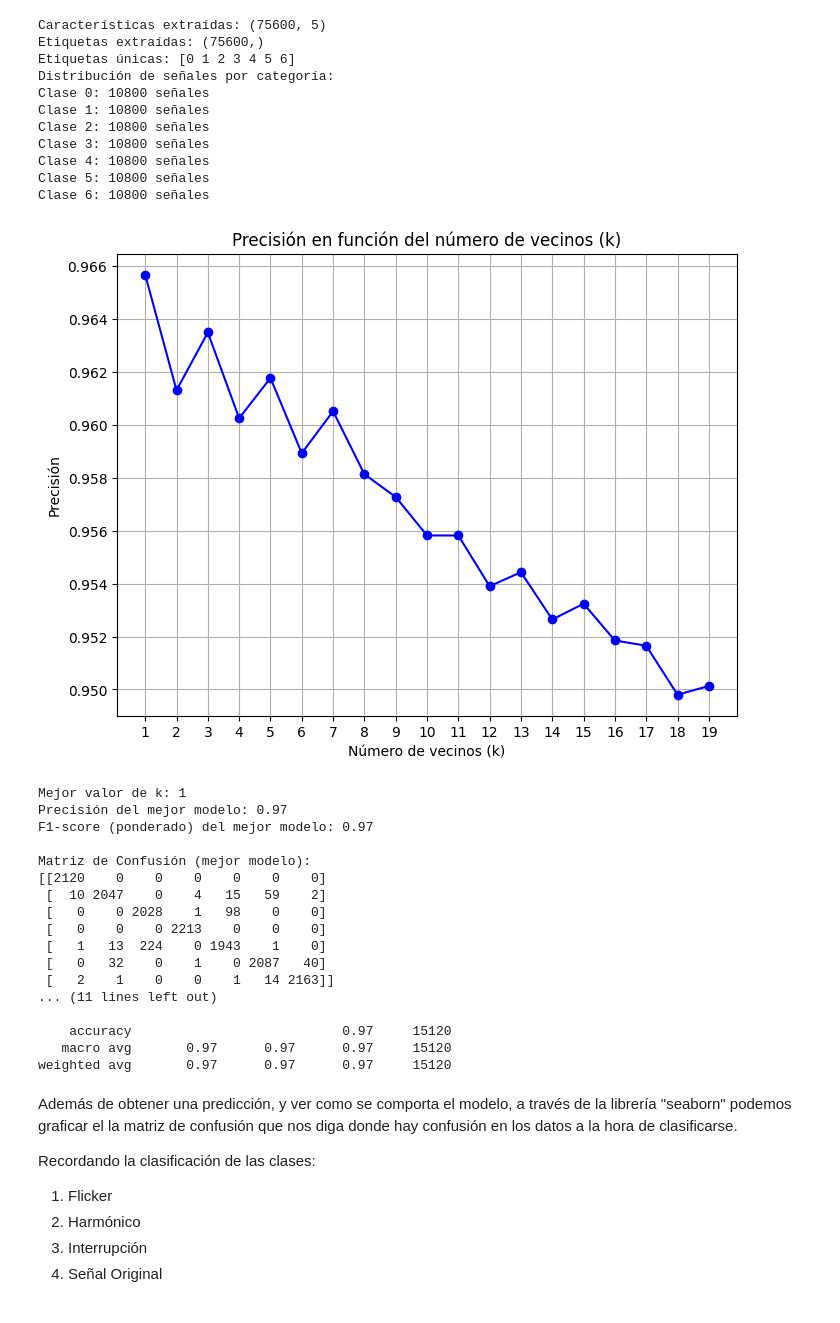
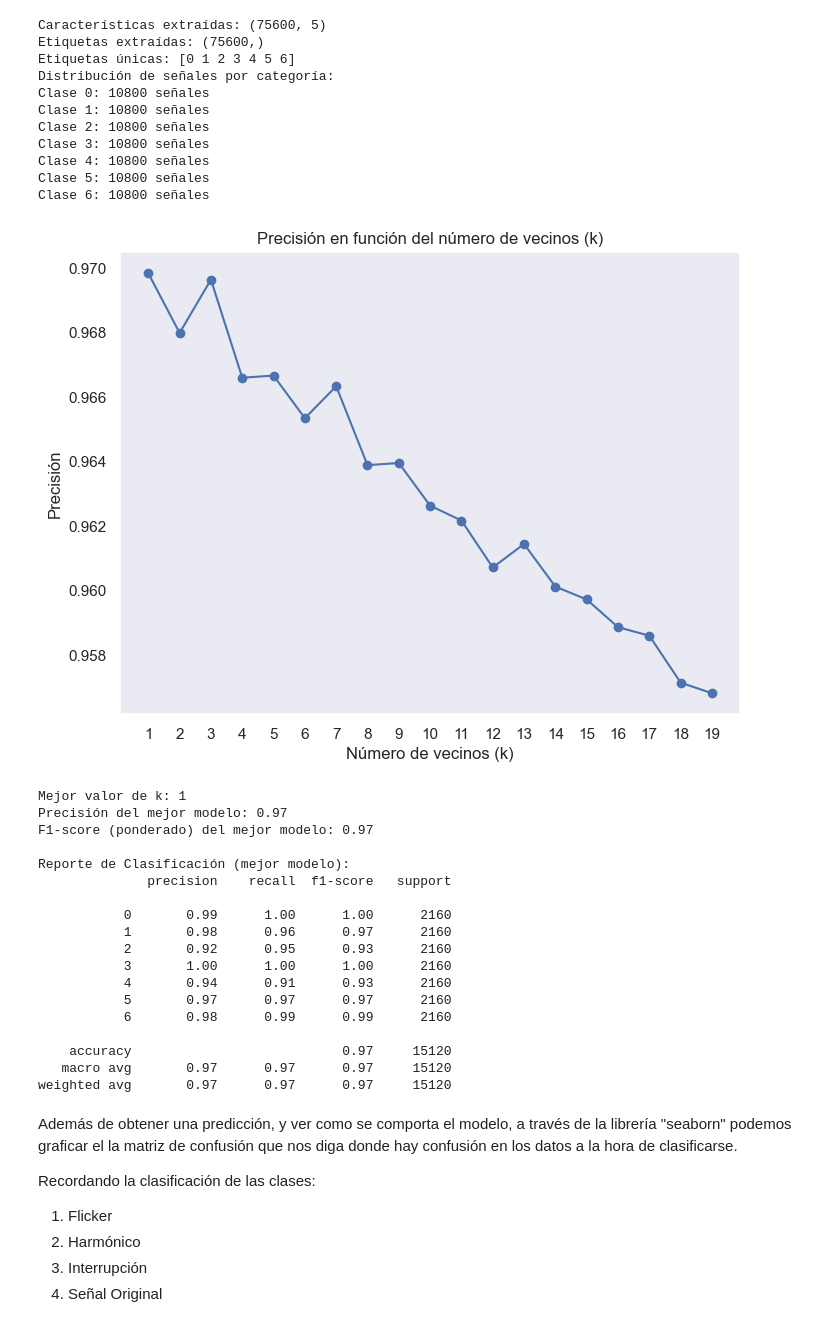
Before and after one commit to SAguadoG/TesisSergioAguado, a Jupyter notebook: KNN_Class_Script.ipynb, the cells around one changed output. Saved outputs shown, nothing was run; the diff lists cells and outputs as text; code cells hidden in the pictures.

```diff
--- a/KNN_Class_Script.ipynb
+++ b/KNN_Class_Script.ipynb
@@ -112,7 +112,9 @@ Clase 5: 10800 señales
 Clase 6: 10800 señales
 # %%
 # Dividir los datos en conjunto de entrenamiento y prueba
-X_train, X_test, y_train, y_test = train_test_split(features, labels, test_size=0.2, random_state=0)
+# Random estate 42 es lo que he encontrado en varios articulos y ejemplos, realmente es poner un número aleatorio.
+# Importante poner "stratify=labels", si no, puede haber problemas de separación de datos, no se cargan los datos de manera equitatva.
+X_train, X_test, y_train, y_test = train_test_split(features, labels, test_size=0.2, random_state=0, stratify=labels)
 
 # Normalizar las características
 scaler = StandardScaler()
@@ -135,53 +137,48 @@ for k in k_values:
     accuracies.append(acc)
 
     # Guardar el mejor modelo
     if acc > best_accuracy:
         best_accuracy = acc
         best_k = k
         best_model = knn
         best_y_pred = y_pred
 
 # Graficar precisión en función de k
 plt.figure(figsize=(8, 6))
 plt.plot(k_values, accuracies, marker='o', linestyle='-', color='b')
 plt.title('Precisión en función del número de vecinos (k)')
 plt.xlabel('Número de vecinos (k)')
 plt.ylabel('Precisión')
 plt.xticks(k_values)
 plt.grid()
 plt.show()
 
 # Mostrar métricas del mejor modelo
 print(f"Mejor valor de k: {best_k}")
 print(f"Precisión del mejor modelo: {best_accuracy:.2f}")
 
 # Calcular F1-score y matriz de confusión del mejor modelo
 f1 = f1_score(y_test, best_y_pred, average='weighted')
 print(f"F1-score (ponderado) del mejor modelo: {f1:.2f}")
 
-conf_matrix = confusion_matrix(y_test, best_y_pred)
-
-# Imprimir matriz de confusión y reporte de clasificación
-print("\nMatriz de Confusión (mejor modelo):")
-print(conf_matrix)
-
 print("\nReporte de Clasificación (mejor modelo):")
 print(classification_report(y_test, best_y_pred))
 # %% [output]
-[figure, old version]
+[figure, new version]
 Mejor valor de k: 1
 Precisión del mejor modelo: 0.97
 F1-score (ponderado) del mejor modelo: 0.97
 
-Matriz de Confusión (mejor modelo):
-[[2120    0    0    0    0    0    0]
- [  10 2047    0    4   15   59    2]
- [   0    0 2028    1   98    0    0]
- [   0    0    0 2213    0    0    0]
- [   1   13  224    0 1943    1    0]
- [   0   32    0    1    0 2087   40]
- [   2    1    0    0    1   14 2163]]
-... (11 lines left out)
+Reporte de Clasificación (mejor modelo):
+              precision    recall  f1-score   support
+
+           0       0.99      1.00      1.00      2160
+           1       0.98      0.96      0.97      2160
+           2       0.92      0.95      0.93      2160
+           3       1.00      1.00      1.00      2160
+           4       0.94      0.91      0.93      2160
+           5       0.97      0.97      0.97      2160
+           6       0.98      0.99      0.99      2160
 
     accuracy                           0.97     15120
    macro avg       0.97      0.97      0.97     15120
```
Also changed, not shown: parts of 2 cells of this notebook, 3 other files.
